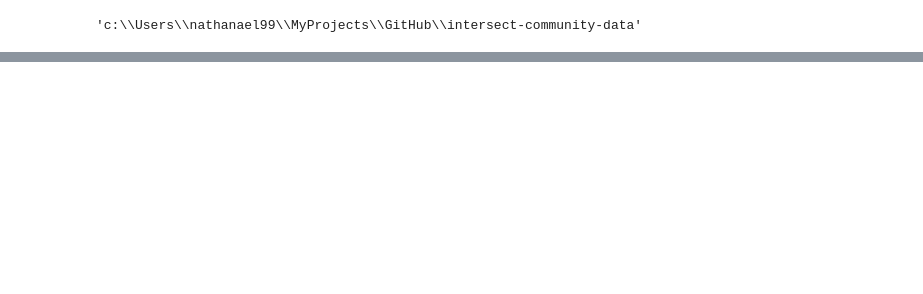
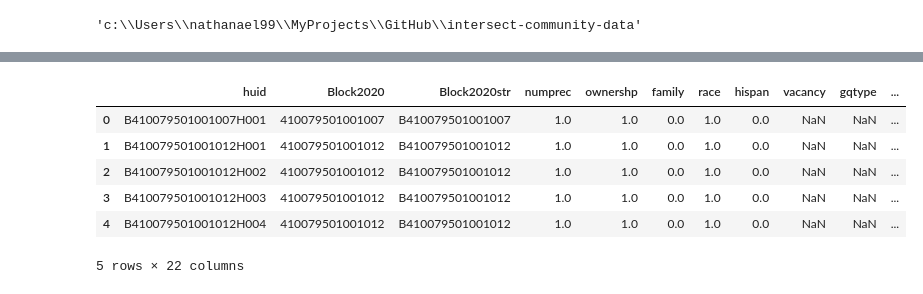
Before and after one commit to npr99/intersect-community-data, a Jupyter notebook: ncoda_07gv1_HUI_2020.ipynb, the cells around one changed output, grey strips where cells are left out. Saved outputs shown, nothing was run; the diff lists cells and outputs as text; code cells hidden in the pictures; blank space fills up the shorter version.

```diff
--- a/ncoda_07gv1_HUI_2020.ipynb
+++ b/ncoda_07gv1_HUI_2020.ipynb
@@ -200,0 +305,10 @@ block_df['core'].head()
+# %%
+block_df['family'].head()
+# %% [output]
+|  | huid | Block2020 | Block2020str | numprec | ownershp | family | race | hispan | vacancy | gqtype | ... |
+| 0 | B410079501001007H001 | 410079501001007 | B410079501001007 | 1.0 | 1.0 | 0.0 | 1.0 | 0.0 | NaN | NaN | ... |
+| 1 | B410079501001012H001 | 410079501001012 | B410079501001012 | 1.0 | 1.0 | 0.0 | 1.0 | 0.0 | NaN | NaN | ... |
+| 2 | B410079501001012H002 | 410079501001012 | B410079501001012 | 1.0 | 1.0 | 0.0 | 1.0 | 0.0 | NaN | NaN | ... |
+| 3 | B410079501001012H003 | 410079501001012 | B410079501001012 | 1.0 | 1.0 | 0.0 | 1.0 | 0.0 | NaN | NaN | ... |
+| 4 | B410079501001012H004 | 410079501001012 | B410079501001012 | 1.0 | 1.0 | 0.0 | 1.0 | 0.0 | NaN | NaN | ... |
+5 rows × 22 columns
```
Also changed, not shown: parts of 18 cells of this notebook, 2 other files.
